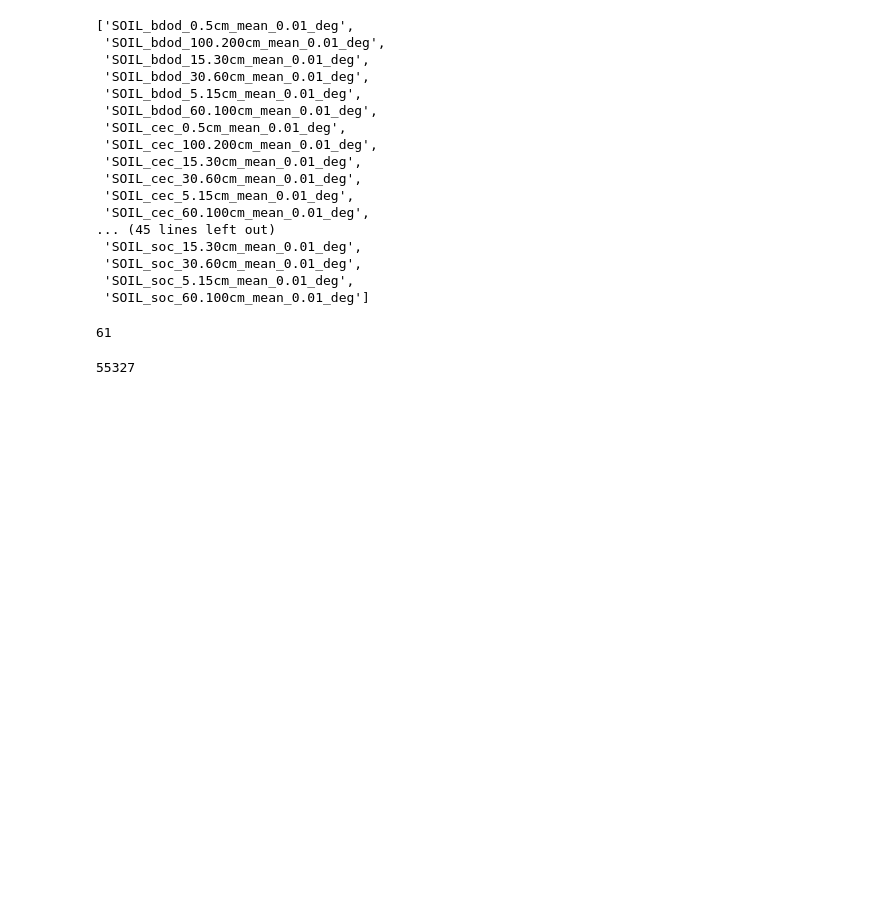
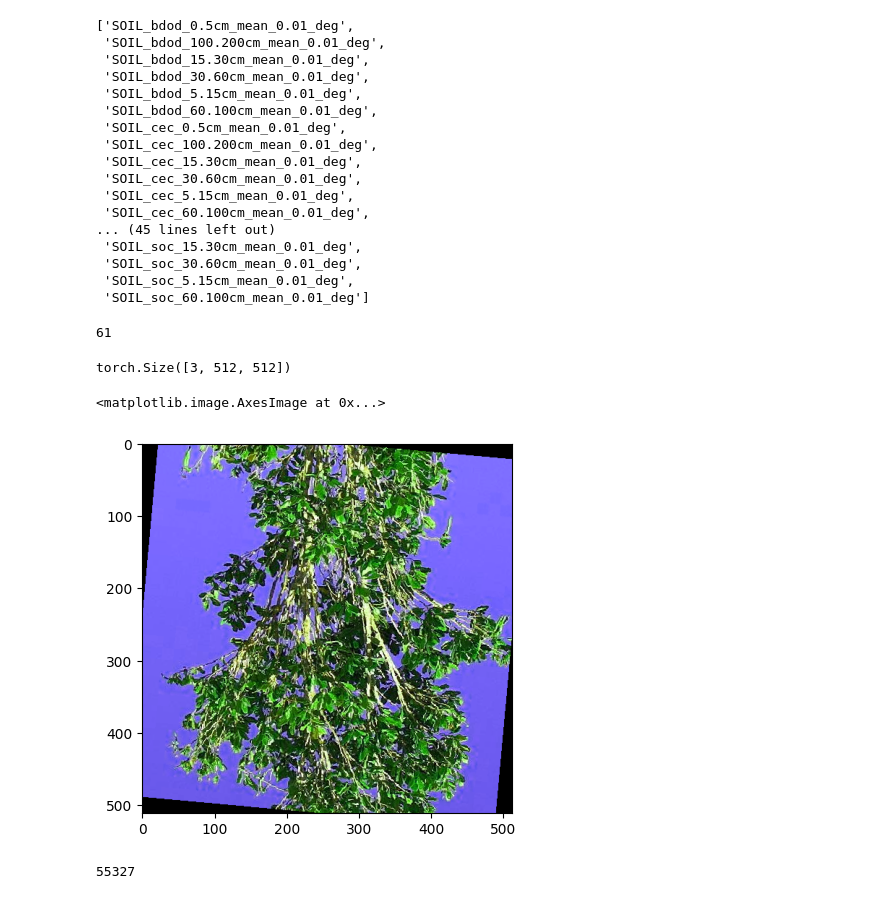
Before and after one commit to Solvro/PlantTraits2024, a Jupyter notebook: notebooks/Test.ipynb, the cells around one changed output. Cells and saved outputs as stored; diff of their text form; code cells hidden in the pictures; blank space fills up the shorter version.

```diff
--- a/notebooks/Test.ipynb
+++ b/notebooks/Test.ipynb
@@ -73,6 +79,16 @@ cols
 len(cols)
 # %% [output]
 61
+# %%
+train_img = train_dataset.img_preprocessor.transform(r"C:\Users\julia\VSCode\plant-traits-2024\data\train_images\26375.jpeg")
+train_img.shape
+# %% [output]
+torch.Size([3, 512, 512])
+# %%
+plt.imshow(train_img.numpy().transpose(1, 2, 0))
+# %% [output]
+<matplotlib.image.AxesImage at 0x...>
+[figure, added]
 # %%
 len(train_dataset)
 # %% [output]
```
Also changed, not shown: parts of 4 cells of this notebook, 2 other files.
